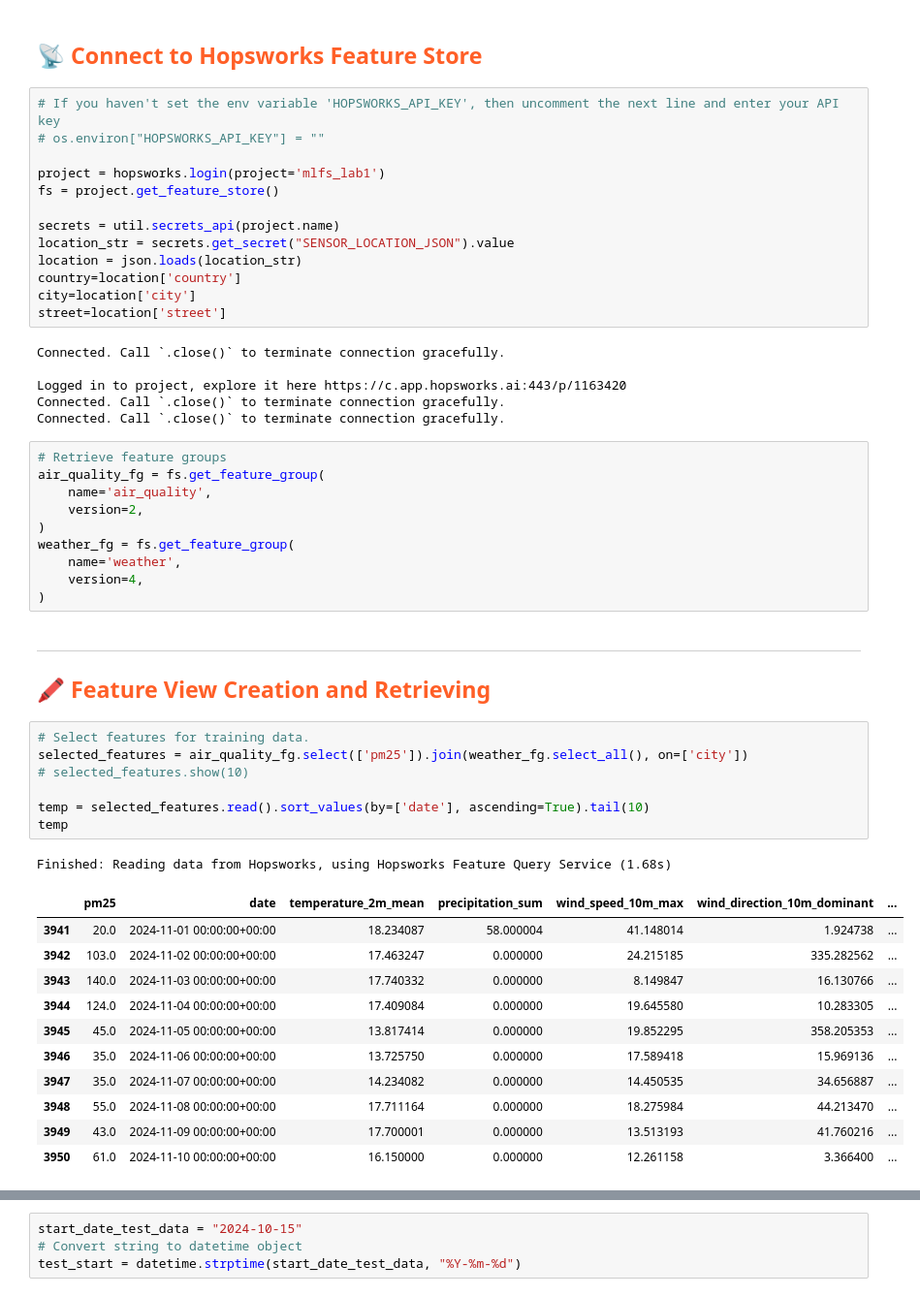
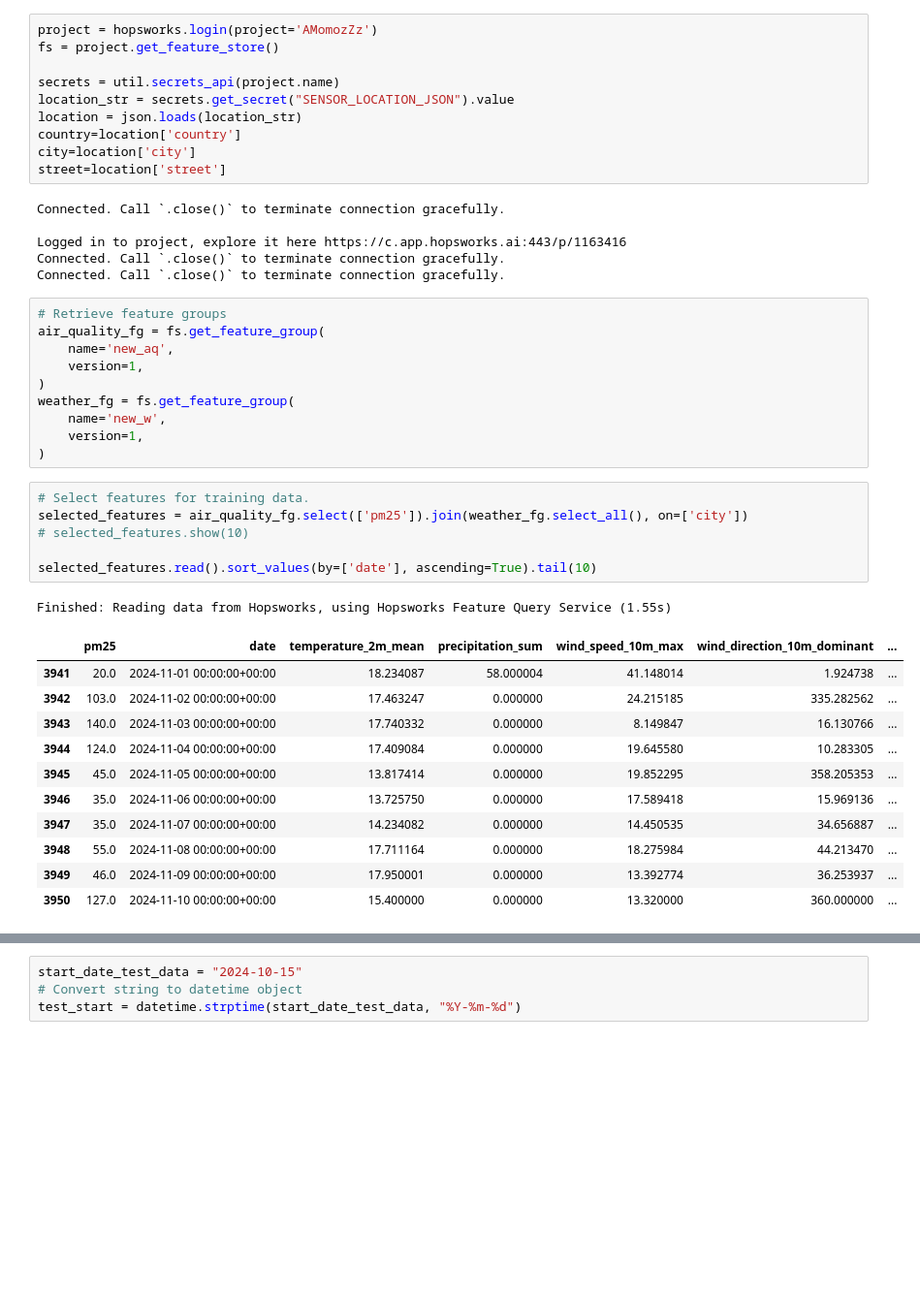
Before and after one commit to AMomozZz/mlfs-book, a Jupyter notebook: notebooks/ch03/3_air_quality_training_pipeline.ipynb, the cells around one changed output, grey strips where cells are left out. Shown at 97% size. Cells and saved outputs as stored; diff of their text form; blank space fills up the shorter version.

```diff
--- a/notebooks/ch03/3_air_quality_training_pipeline.ipynb
+++ b/notebooks/ch03/3_air_quality_training_pipeline.ipynb
@@ -36,10 +23,5 @@ AQI_API_KEY = os.getenv("AQI_API_KEY")
-# %% [markdown]
-## <span style="color:#ff5f27;"> 📡 Connect to Hopsworks Feature Store </span>
 # %%
-# If you haven't set the env variable 'HOPSWORKS_API_KEY', then uncomment the next line and enter your API key
-# os.environ["HOPSWORKS_API_KEY"] = ""
-
-project = hopsworks.login(project='mlfs_lab1')
+project = hopsworks.login(project='AMomozZz')
 fs = project.get_feature_store()
 
 secrets = util.secrets_api(project.name)
@@ -51,40 +33,35 @@ street=location['street']
 # %% [output]
 Connected. Call `.close()` to terminate connection gracefully.
 
-Logged in to project, explore it here https://c.app.hopsworks.ai:443/p/1163420
+Logged in to project, explore it here https://c.app.hopsworks.ai:443/p/1163416
 Connected. Call `.close()` to terminate connection gracefully.
 Connected. Call `.close()` to terminate connection gracefully.
 # %%
 # Retrieve feature groups
 air_quality_fg = fs.get_feature_group(
-    name='air_quality',
-    version=2,
+    name='new_aq',
+    version=1,
 )
 weather_fg = fs.get_feature_group(
-    name='weather',
-    version=4,
+    name='new_w',
+    version=1,
 )
-# %% [markdown]
----
-
-## <span style="color:#ff5f27;"> 🖍 Feature View Creation and Retrieving </span>
 # %%
 # Select features for training data.
 selected_features = air_quality_fg.select(['pm25']).join(weather_fg.select_all(), on=['city'])
 # selected_features.show(10)
 
-temp = selected_features.read().sort_values(by=['date'], ascending=True).tail(10)
-temp
+selected_features.read().sort_values(by=['date'], ascending=True).tail(10)
 # %% [output]
-Finished: Reading data from Hopsworks, using Hopsworks Feature Query Service (1.68s)
+Finished: Reading data from Hopsworks, using Hopsworks Feature Query Service (1.55s)
 |  | pm25 | date | temperature_2m_mean | precipitation_sum | wind_speed_10m_max | wind_direction_10m_dominant | ... |
 | 3941 | 20.0 | 2024-11-01 00:00:00+00:00 | 18.234087 | 58.000004 | 41.148014 | 1.924738 | ... |
 | 3942 | 103.0 | 2024-11-02 00:00:00+00:00 | 17.463247 | 0.000000 | 24.215185 | 335.282562 | ... |
 | 3943 | 140.0 | 2024-11-03 00:00:00+00:00 | 17.740332 | 0.000000 | 8.149847 | 16.130766 | ... |
 | 3944 | 124.0 | 2024-11-04 00:00:00+00:00 | 17.409084 | 0.000000 | 19.645580 | 10.283305 | ... |
 | 3945 | 45.0 | 2024-11-05 00:00:00+00:00 | 13.817414 | 0.000000 | 19.852295 | 358.205353 | ... |
 | 3946 | 35.0 | 2024-11-06 00:00:00+00:00 | 13.725750 | 0.000000 | 17.589418 | 15.969136 | ... |
 | 3947 | 35.0 | 2024-11-07 00:00:00+00:00 | 14.234082 | 0.000000 | 14.450535 | 34.656887 | ... |
 | 3948 | 55.0 | 2024-11-08 00:00:00+00:00 | 17.711164 | 0.000000 | 18.275984 | 44.213470 | ... |
-| 3949 | 43.0 | 2024-11-09 00:00:00+00:00 | 17.700001 | 0.000000 | 13.513193 | 41.760216 | ... |
-| 3950 | 61.0 | 2024-11-10 00:00:00+00:00 | 16.150000 | 0.000000 | 12.261158 | 3.366400 | ... |
+| 3949 | 46.0 | 2024-11-09 00:00:00+00:00 | 17.950001 | 0.000000 | 13.392774 | 36.253937 | ... |
+| 3950 | 127.0 | 2024-11-10 00:00:00+00:00 | 15.400000 | 0.000000 | 13.320000 | 360.000000 | ... |
```
Also changed, not shown: parts of 23 cells of this notebook, 1 other file.
